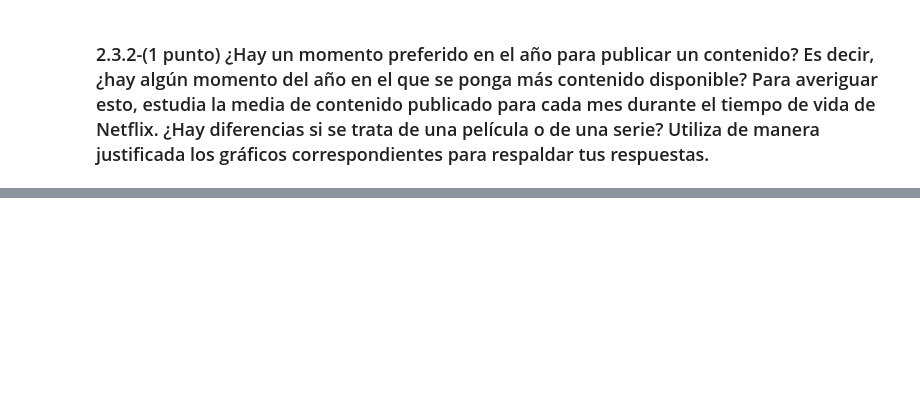
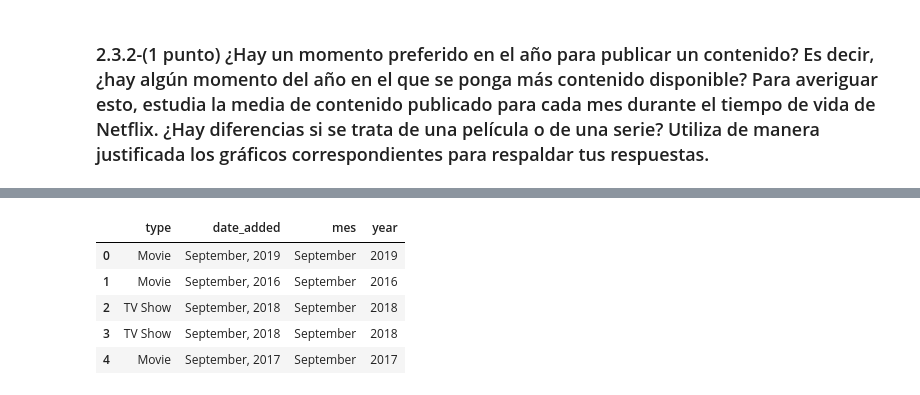
Before and after one commit to Jotivirix/Datamining_UFV, a Jupyter notebook: Lab1/entregable2/Lab1-Entregable2.ipynb, the cells around one changed output, grey strips where cells are left out. Drawn from its saved outputs; the diff is of its cells as text; code cells hidden in the pictures; blank space fills up the shorter version.

Commit message:
Acabando el Lab2 - Falta sacar los meses

```diff
--- a/Lab1/entregable2/Lab1-Entregable2.ipynb
+++ b/Lab1/entregable2/Lab1-Entregable2.ipynb
@@ -272,9 +295,9 @@ for serie in series.values:
     dif = serie[3]-serie[2]
     aniosDifSeries.append(dif)
 
-media = sum(aniosDifSeries)/len(aniosDifSeries)
+mediaSeries = sum(aniosDifSeries)/len(aniosDifSeries)
 
-print('La media de retraso de publicacion de series en Netflix es de:',round(media,2),'años')
+print('La media de retraso de publicacion de series en Netflix es de:',round(mediaSeries,2),'años')
 # %% [output]
 Tenemos 1958 series
 La media de retraso de publicacion de series en Netflix es de: 2.41 años
@@ -402,0 +422,5 @@ De nuevo, hemos escogido el gráfico de barras para representar los datos ya que
+# %%
+#Necesitamos un dataframe con el tipo de contenido y la fecha de publicacion en Netflix
+df_Month = df_netflix[['type','date_added']]
+#Visualizamos los datos
+df_Month.head()
@@ -402,0 +434,41 @@ De nuevo, hemos escogido el gráfico de barras para representar los datos ya que
+# %%
+#Borramos los valores nulos
+df_Month = df_Month.dropna()
+
+#Ahora necesitamos quedarnos solo con el mes y el año en la fecha, eliminando el dia
+months = df_Month['date_added'].apply(str)
+months = months.replace(",","")
+months = months.str.split(" ")
+# %%
+i = 0;
+meses = []
+for month in months:
+    mes = month[0]
+    anio = month[2]
+    if(len(mes)==0):
+        mes=month[1]
+        anio = month[3]
+    #print('El mes de publicacion para la fila',i,'es',mes,'y el año es',anio)
+    datos = mes+', '+anio
+    meses.append(datos)
+    i = i+1;
+# %%
+#Añadimos el mes y el año casteado al dataframe (Mes, Año)
+df_Month['date_added'] = meses
+soloMeses = []
+soloAnios = []
+for mes in meses:
+    soloMeses.append(mes[:-6])
+    soloAnios.append(mes[-4:])
+#Nos quedamos con años y meses separados
+#Reconstruimos el dataset con meses y años separados
+df_Month['mes'] = soloMeses
+df_Month['year'] = soloAnios
+df_Month.head()
+# %% [output]
+|  | type | date_added | mes | year |
+| 0 | Movie | September, 2019 | September | 2019 |
+| 1 | Movie | September, 2016 | September | 2016 |
+| 2 | TV Show | September, 2018 | September | 2018 |
+| 3 | TV Show | September, 2018 | September | 2018 |
+| 4 | Movie | September, 2017 | September | 2017 |
```
Also changed, not shown: parts of 18 cells of this notebook.
